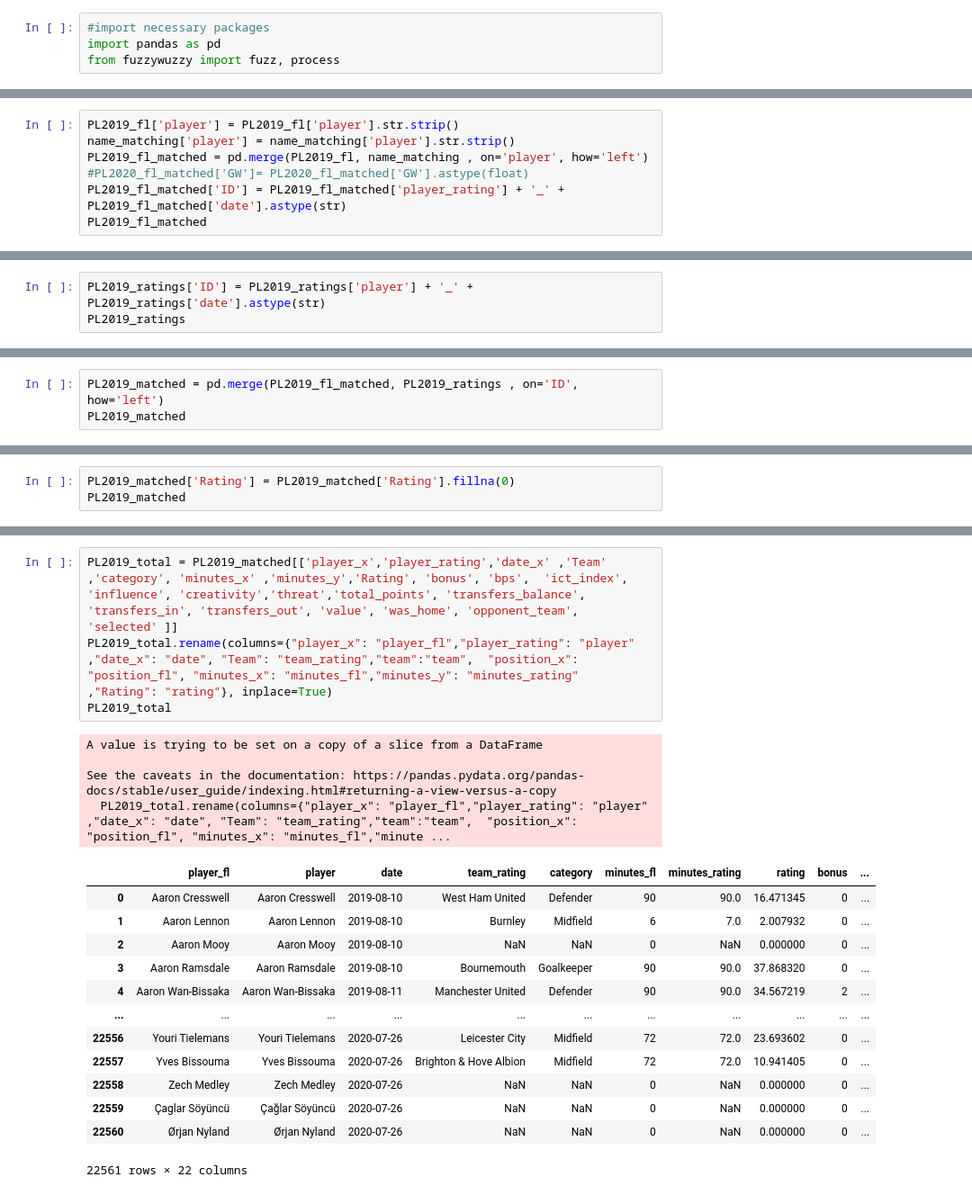
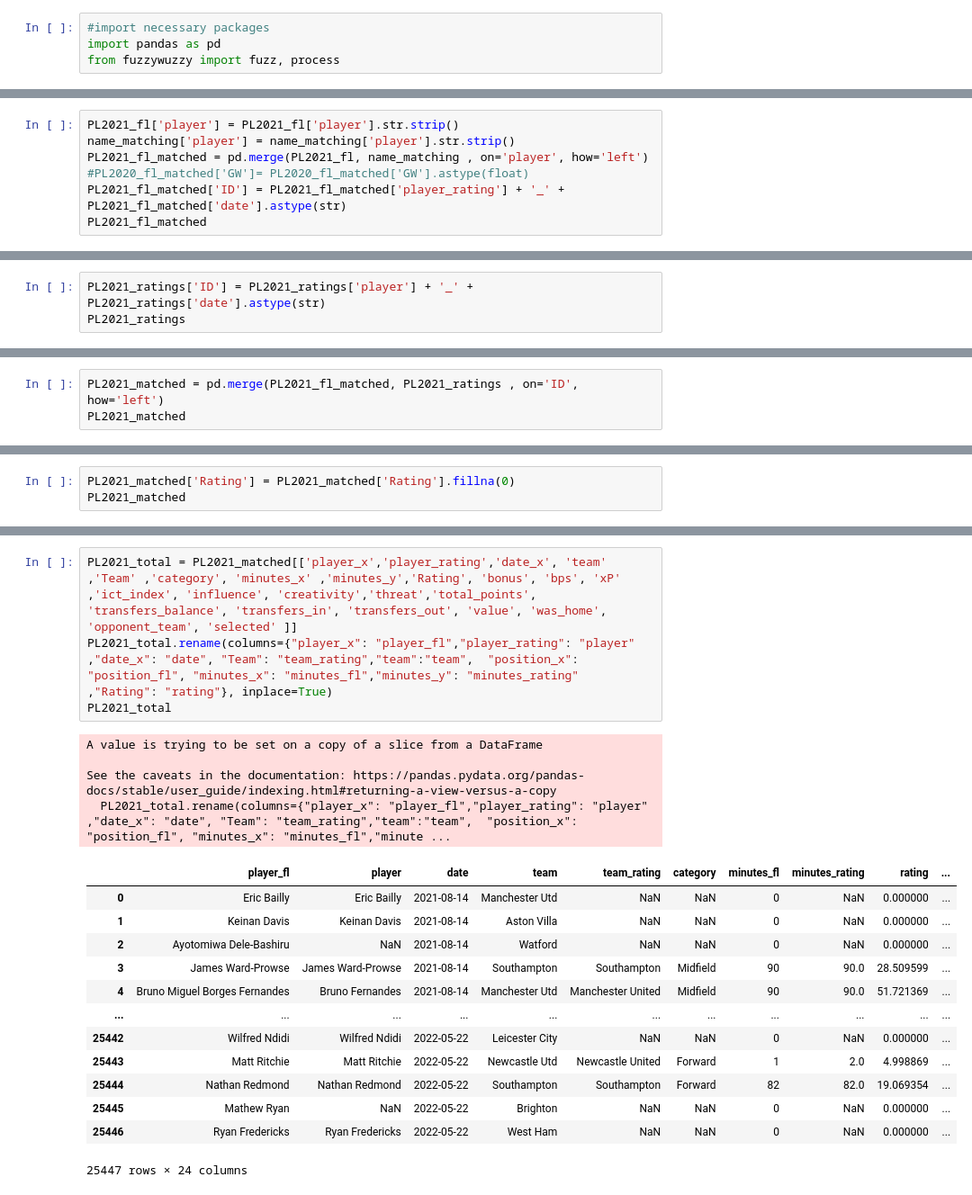
Before and after one commit to Giuliano99/Masterarbeit, a Jupyter notebook: NameMatching.ipynb, the cells around one changed output, grey strips where cells are left out. Shown at 90% size. Saved outputs shown, nothing was run; the diff lists cells and outputs as text.

```diff
--- a/NameMatching.ipynb
+++ b/NameMatching.ipynb
@@ -252,8 +290,8 @@ PL2019_fl
 # %%
-PL2019_fl['player'] = PL2019_fl['player'].str.strip()
+PL2021_fl['player'] = PL2021_fl['player'].str.strip()
 name_matching['player'] = name_matching['player'].str.strip()
-PL2019_fl_matched = pd.merge(PL2019_fl, name_matching , on='player', how='left')
+PL2021_fl_matched = pd.merge(PL2021_fl, name_matching , on='player', how='left')
 #PL2020_fl_matched['GW']= PL2020_fl_matched['GW'].astype(float)
-PL2019_fl_matched['ID'] = PL2019_fl_matched['player_rating'] + '_' + PL2019_fl_matched['date'].astype(str)
-PL2019_fl_matched
+PL2021_fl_matched['ID'] = PL2021_fl_matched['player_rating'] + '_' + PL2021_fl_matched['date'].astype(str)
+PL2021_fl_matched
 # %% [output]
@@ -273,5 +311,5 @@ PL2019_fl_matched
 # %%
-PL2019_ratings['ID'] = PL2019_ratings['player'] + '_' + PL2019_ratings['date'].astype(str)
-PL2019_ratings
+PL2021_ratings['ID'] = PL2021_ratings['player'] + '_' + PL2021_ratings['date'].astype(str)
+PL2021_ratings
 # %% [output]
 |  | player | position | age | minutes | Team | matchweek | category | Rating | date | ID |
@@ -290,4 +328,4 @@ PL2019_ratings
 # %%
-PL2019_matched = pd.merge(PL2019_fl_matched, PL2019_ratings , on='ID', how='left')
-PL2019_matched
+PL2021_matched = pd.merge(PL2021_fl_matched, PL2021_ratings , on='ID', how='left')
+PL2021_matched
 # %% [output]
@@ -307,4 +345,4 @@ PL2019_matched
 # %%
-PL2019_matched['Rating'] = PL2019_matched['Rating'].fillna(0)
-PL2019_matched
+PL2021_matched['Rating'] = PL2021_matched['Rating'].fillna(0)
+PL2021_matched
 # %% [output]
@@ -343,23 +397,23 @@ PL2019_matched.to_excel('check_2019.xlsx')
 # %%
-PL2019_total = PL2019_matched[['player_x','player_rating','date_x' ,'Team' ,'category', 'minutes_x' ,'minutes_y','Rating', 'bonus', 'bps',  'ict_index', 'influence', 'creativity','threat','total_points', 'transfers_balance', 'transfers_in', 'transfers_out', 'value', 'was_home', 'opponent_team', 'selected' ]]
-PL2019_total.rename(columns={"player_x": "player_fl","player_rating": "player" ,"date_x": "date", "Team": "team_rating","team":"team",  "position_x": "position_fl", "minutes_x": "minutes_fl","minutes_y": "minutes_rating" ,"Rating": "rating"}, inplace=True)
-PL2019_total
+PL2021_total = PL2021_matched[['player_x','player_rating','date_x', 'team' ,'Team' ,'category', 'minutes_x' ,'minutes_y','Rating', 'bonus', 'bps', 'xP' ,'ict_index', 'influence', 'creativity','threat','total_points', 'transfers_balance', 'transfers_in', 'transfers_out', 'value', 'was_home', 'opponent_team', 'selected' ]]
+PL2021_total.rename(columns={"player_x": "player_fl","player_rating": "player" ,"date_x": "date", "Team": "team_rating","team":"team",  "position_x": "position_fl", "minutes_x": "minutes_fl","minutes_y": "minutes_rating" ,"Rating": "rating"}, inplace=True)
+PL2021_total
 # %% [output]
 A value is trying to be set on a copy of a slice from a DataFrame
 
 See the caveats in the documentation: https://pandas.pydata.org/pandas-docs/stable/user_guide/indexing.html#returning-a-view-versus-a-copy
-  PL2019_total.rename(columns={"player_x": "player_fl","player_rating": "player" ,"date_x": "date", "Team": "team_rating","team":"team",  "position_x": "position_fl", "minutes_x": "minutes_fl","minute ...
+  PL2021_total.rename(columns={"player_x": "player_fl","player_rating": "player" ,"date_x": "date", "Team": "team_rating","team":"team",  "position_x": "position_fl", "minutes_x": "minutes_fl","minute ...
-|  | player_fl | player | date | team_rating | category | minutes_fl | minutes_rating | rating | bonus | ... |
-| 0 | Aaron Cresswell | Aaron Cresswell | 2019-08-10 | West Ham United | Defender | 90 | 90.0 | 16.471345 | 0 | ... |
-| 1 | Aaron Lennon | Aaron Lennon | 2019-08-10 | Burnley | Midfield | 6 | 7.0 | 2.007932 | 0 | ... |
-| 2 | Aaron Mooy | Aaron Mooy | 2019-08-10 | NaN | NaN | 0 | NaN | 0.000000 | 0 | ... |
-| 3 | Aaron Ramsdale | Aaron Ramsdale | 2019-08-10 | Bournemouth | Goalkeeper | 90 | 90.0 | 37.868320 | 0 | ... |
-| 4 | Aaron Wan-Bissaka | Aaron Wan-Bissaka | 2019-08-11 | Manchester United | Defender | 90 | 90.0 | 34.567219 | 2 | ... |
+|  | player_fl | player | date | team | team_rating | category | minutes_fl | minutes_rating | rating | ... |
+| 0 | Eric Bailly | Eric Bailly | 2021-08-14 | Manchester Utd | NaN | NaN | 0 | NaN | 0.000000 | ... |
+| 1 | Keinan Davis | Keinan Davis | 2021-08-14 | Aston Villa | NaN | NaN | 0 | NaN | 0.000000 | ... |
+| 2 | Ayotomiwa Dele-Bashiru | NaN | 2021-08-14 | Watford | NaN | NaN | 0 | NaN | 0.000000 | ... |
+| 3 | James Ward-Prowse | James Ward-Prowse | 2021-08-14 | Southampton | Southampton | Midfield | 90 | 90.0 | 28.509599 | ... |
+| 4 | Bruno Miguel Borges Fernandes | Bruno Fernandes | 2021-08-14 | Manchester Utd | Manchester United | Midfield | 90 | 90.0 | 51.721369 | ... |
 | ... | ... | ... | ... | ... | ... | ... | ... | ... | ... | ... |
-| 22556 | Youri Tielemans | Youri Tielemans | 2020-07-26 | Leicester City | Midfield | 72 | 72.0 | 23.693602 | 0 | ... |
-| 22557 | Yves Bissouma | Yves Bissouma | 2020-07-26 | Brighton & Hove Albion | Midfield | 72 | 72.0 | 10.941405 | 0 | ... |
-| 22558 | Zech Medley | Zech Medley | 2020-07-26 | NaN | NaN | 0 | NaN | 0.000000 | 0 | ... |
-| 22559 | Çaglar Söyüncü | Çağlar Söyüncü | 2020-07-26 | NaN | NaN | 0 | NaN | 0.000000 | 0 | ... |
-| 22560 | Ørjan Nyland | Ørjan Nyland | 2020-07-26 | NaN | NaN | 0 | NaN | 0.000000 | 0 | ... |
+| 25442 | Wilfred Ndidi | Wilfred Ndidi | 2022-05-22 | Leicester City | NaN | NaN | 0 | NaN | 0.000000 | ... |
+| 25443 | Matt Ritchie | Matt Ritchie | 2022-05-22 | Newcastle Utd | Newcastle United | Forward | 1 | 2.0 | 4.998869 | ... |
+| 25444 | Nathan Redmond | Nathan Redmond | 2022-05-22 | Southampton | Southampton | Forward | 82 | 82.0 | 19.069354 | ... |
+| 25445 | Mathew Ryan | NaN | 2022-05-22 | Brighton | NaN | NaN | 0 | NaN | 0.000000 | ... |
+| 25446 | Ryan Fredericks | Ryan Fredericks | 2022-05-22 | West Ham | NaN | NaN | 0 | NaN | 0.000000 | ... |
-22561 rows × 22 columns
+25447 rows × 24 columns
 # %%
```
Also changed, not shown: parts of 28 cells of this notebook, 8 other files.
